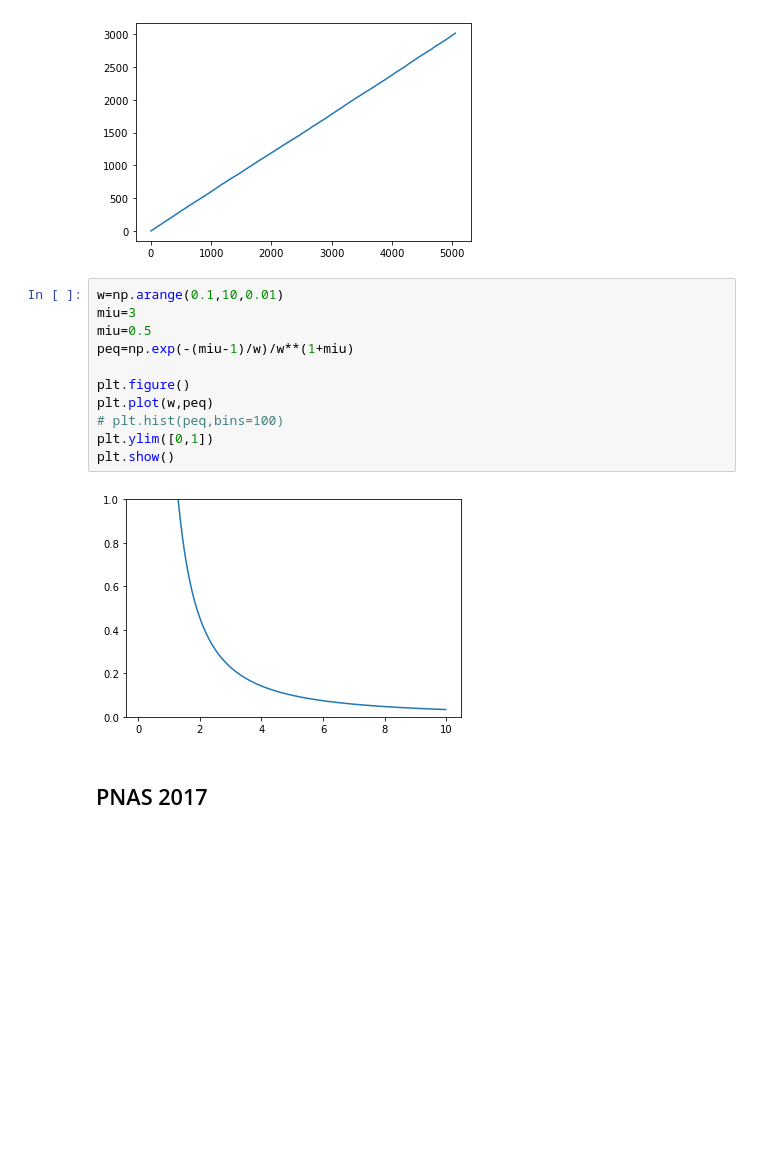
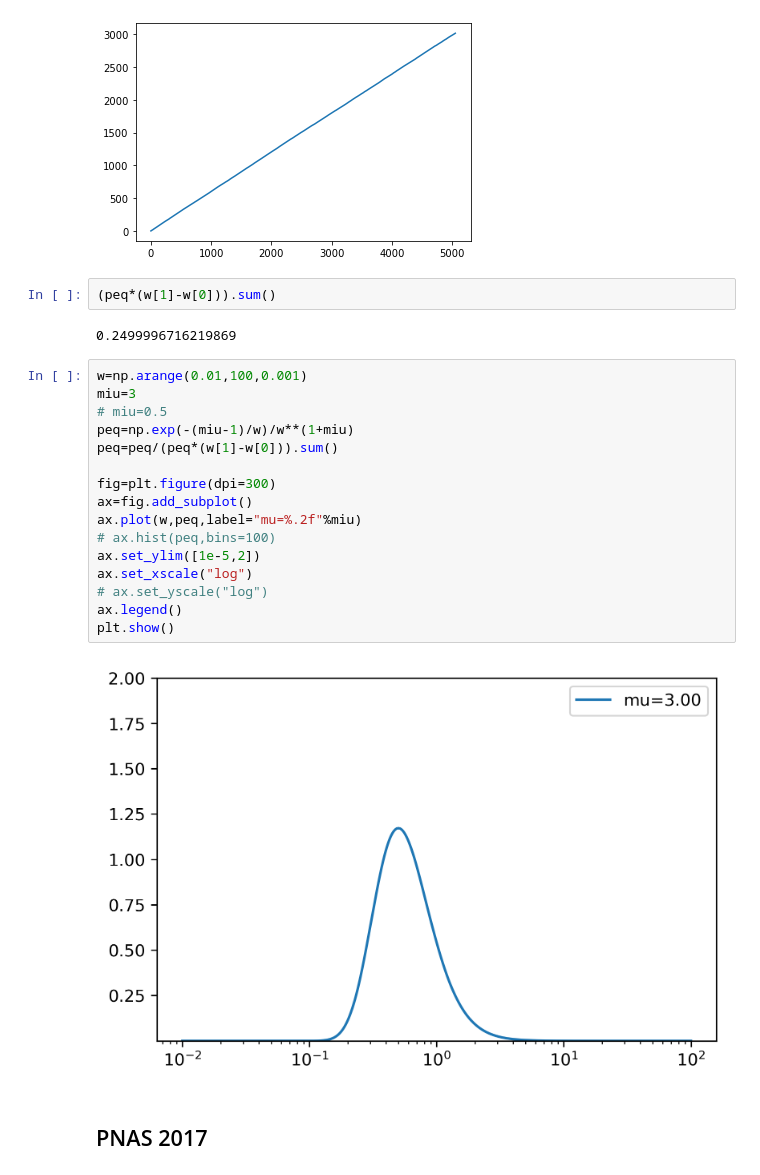
Before and after one commit to junw59/money_dynamic, a Jupyter notebook: money.ipynb, the cells around one changed output. Cells and saved outputs as stored; diff of their text form; blank space fills up the shorter version.

```diff
--- a/money.ipynb
+++ b/money.ipynb
@@ -124,19 +250,28 @@ plt.show()
 # %% [output]
 [figure]
 [figure]
+# %%
+(peq*(w[1]-w[0])).sum()
+# %% [output]
+0.2499996716219869
 # %%
-w=np.arange(0.1,10,0.01)
+w=np.arange(0.01,100,0.001)
 miu=3
-miu=0.5
+# miu=0.5
 peq=np.exp(-(miu-1)/w)/w**(1+miu)
+peq=peq/(peq*(w[1]-w[0])).sum()
 
-plt.figure()
-plt.plot(w,peq)
-# plt.hist(peq,bins=100)
-plt.ylim([0,1])
+fig=plt.figure(dpi=300)
+ax=fig.add_subplot()
+ax.plot(w,peq,label="mu=%.2f"%miu)
+# ax.hist(peq,bins=100)
+ax.set_ylim([1e-5,2])
+ax.set_xscale("log")
+# ax.set_yscale("log")
+ax.legend()
 plt.show()
 # %% [output]
-[figure, old version]
+[figure, new version]
 # %% [markdown]
 ## PNAS 2017
 # %%
```
Also changed, not shown: parts of 22 cells of this notebook, 17 other files.
